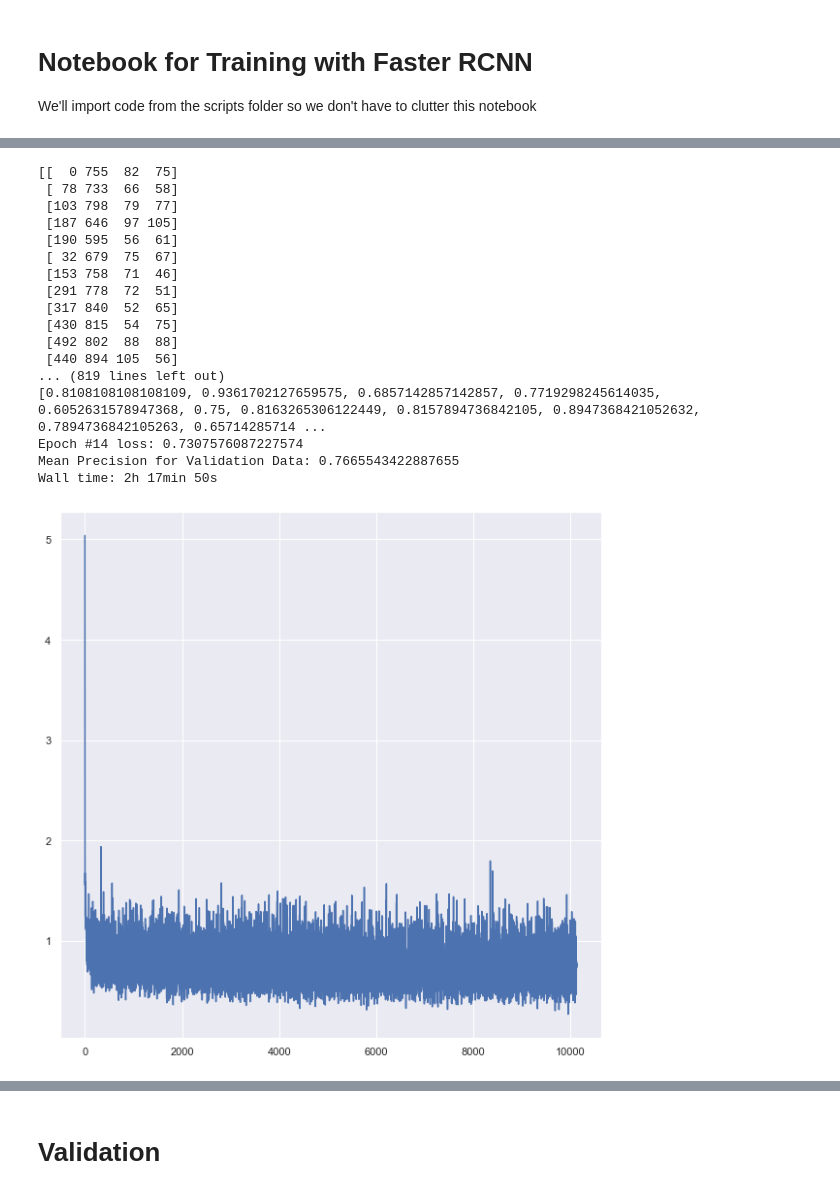
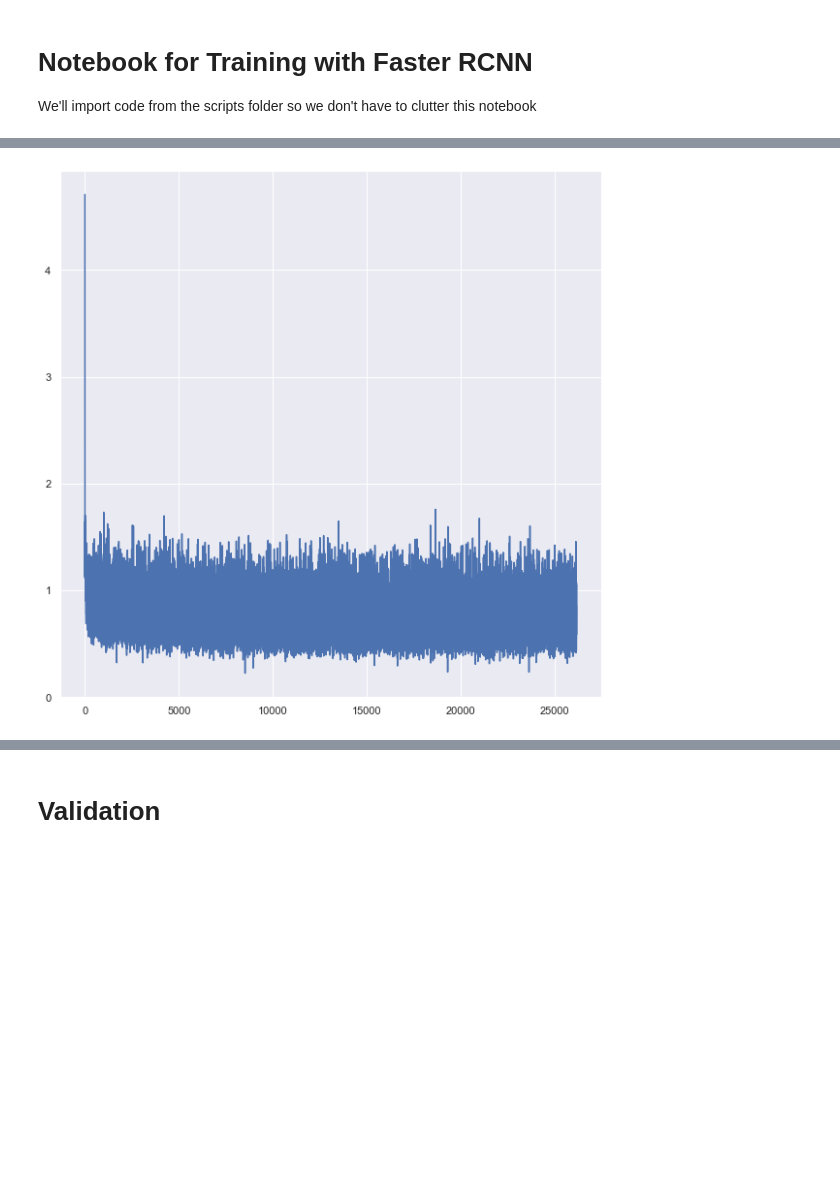
Before and after one commit to alanxzhou/wheat-detection, a Jupyter notebook: notebooks/FasterRCNN.ipynb, the cells around one changed output, grey strips where cells are left out. Cells and saved outputs as stored; diff of their text form; code cells hidden in the pictures; blank space fills up the shorter version.

```diff
--- a/notebooks/FasterRCNN.ipynb
+++ b/notebooks/FasterRCNN.ipynb
@@ -32,8 +35,8 @@ base_path = os.path.join('..', 'data')
 
 model = WheatModel(
     base_path=base_path,
-    num_epochs=30,
-    train_val_split=0.8,
+    num_epochs=31,
+    train_val_split=1,
     transforms=[A.Flip(0.5),
 #                     A.RandomBrightnessContrast(),
                 OneOf([
@@ -70,18 +75 @@ Iteration #650 loss: 0.8696706295013428
-[[  0 755  82  75]
- [ 78 733  66  58]
- [103 798  79  77]
- [187 646  97 105]
- [190 595  56  61]
- [ 32 679  75  67]
- [153 758  71  46]
- [291 778  72  51]
- [317 840  52  65]
- [430 815  54  75]
- [492 802  88  88]
- [440 894 105  56]
-... (819 lines left out)
-[0.8108108108108109, 0.9361702127659575, 0.6857142857142857, 0.7719298245614035, 0.6052631578947368, 0.75, 0.8163265306122449, 0.8157894736842105, 0.8947368421052632, 0.7894736842105263, 0.65714285714 ...
-Epoch #14 loss: 0.7307576087227574
-Mean Precision for Validation Data: 0.7665543422887655
-Wall time: 2h 17min 50s
-[figure, old version]
+[figure, new version]
```
Also changed, not shown: parts of 6 cells of this notebook, 1 other file.
